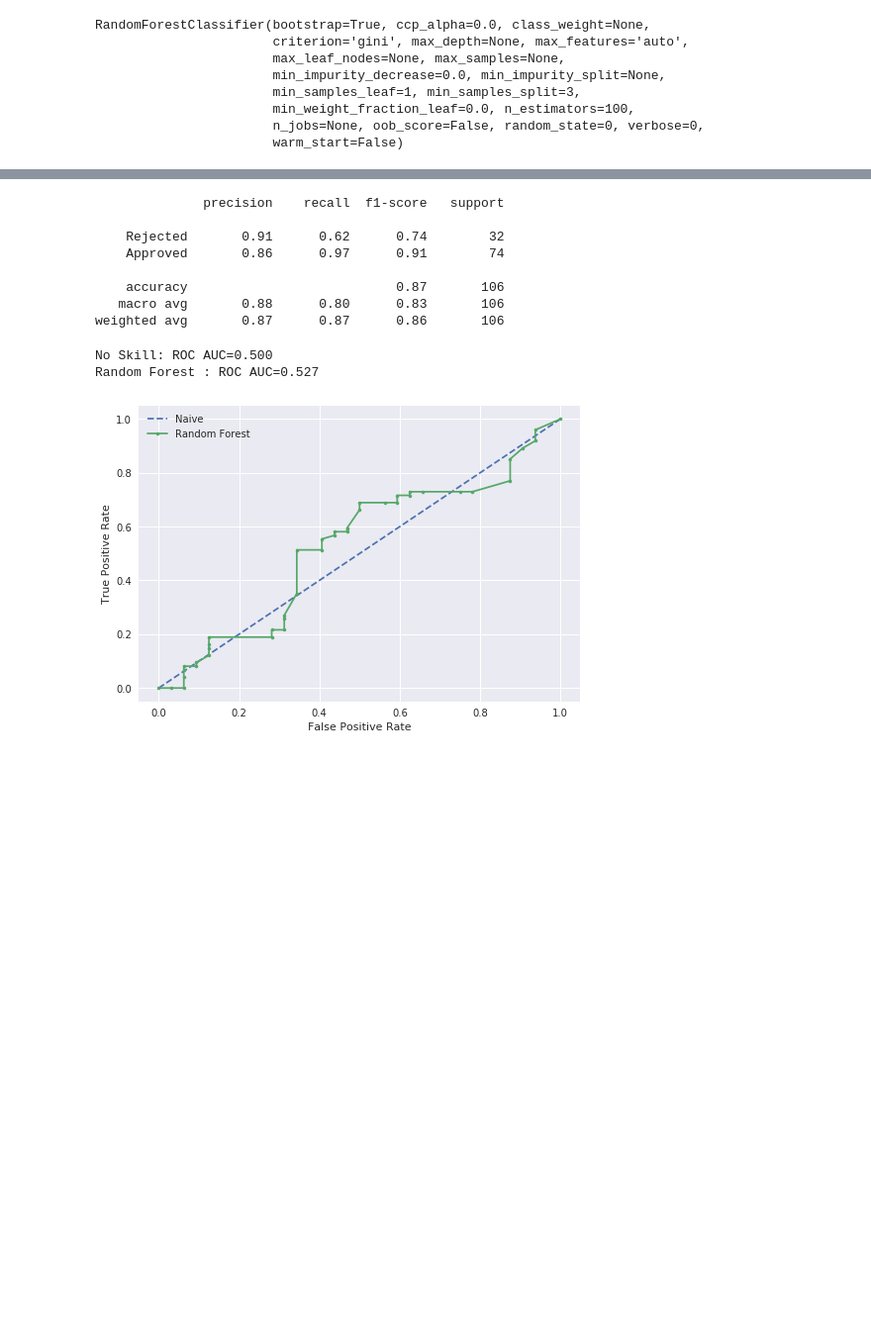
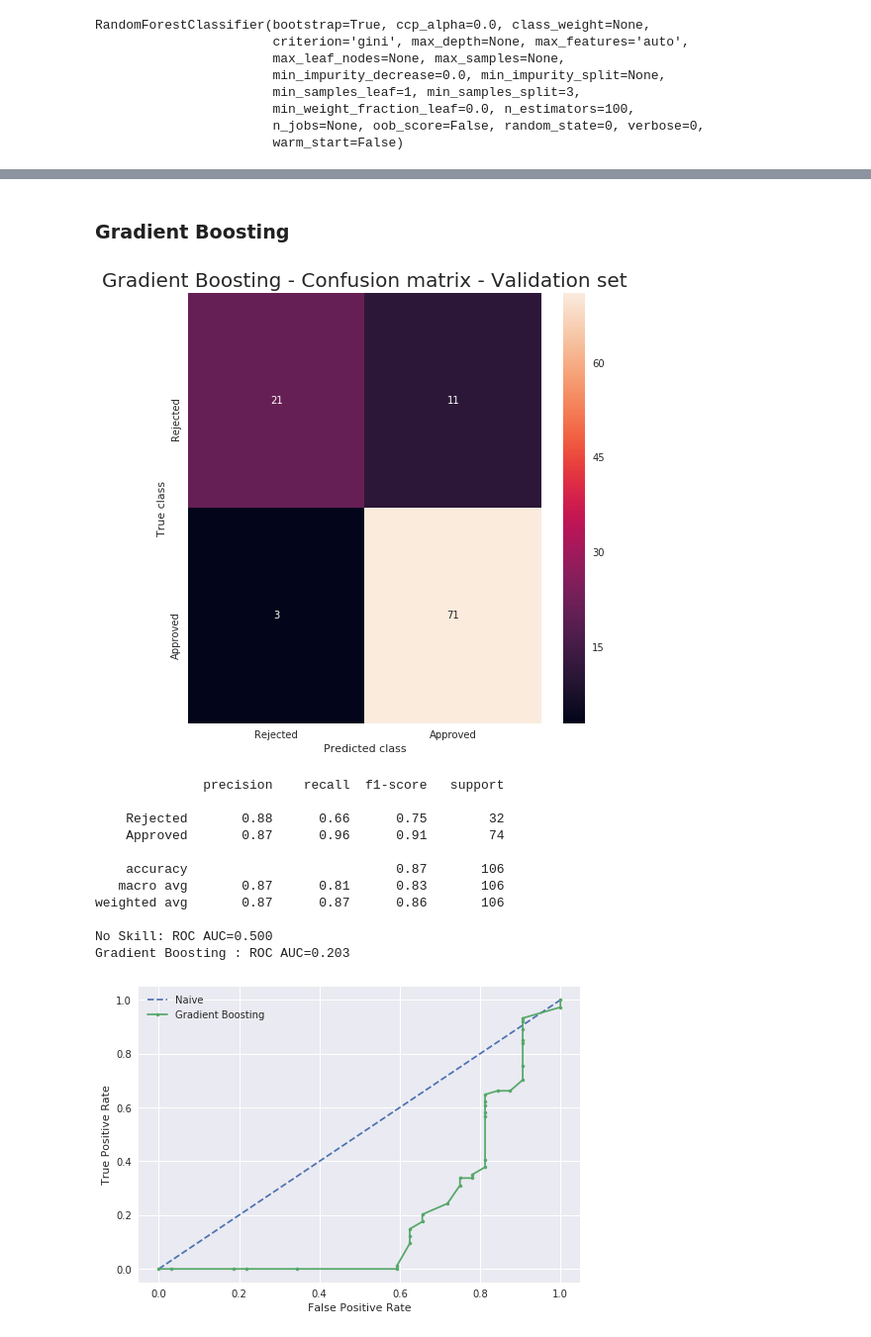
Before and after one commit to lucasthim/loan-prediction, a Jupyter notebook: 03_training_first_models.ipynb, the cells around one changed output, grey strips where cells are left out. Shown at 99% size. Drawn from its saved outputs; the diff is of its cells as text; code cells hidden in the pictures; blank space fills up the shorter version.

```diff
--- a/03_training_first_models.ipynb
+++ b/03_training_first_models.ipynb
@@ -211,18 +180,27 @@ tn, fp, fn, tp = plot_confusion_matrix(df_result,title = 'Random Forest')
-# %%
-show_performance(df_result)
-# %% [output]
-              precision    recall  f1-score   support
-
-    Rejected       0.91      0.62      0.74        32
-    Approved       0.86      0.97      0.91        74
-
-    accuracy                           0.87       106
-   macro avg       0.88      0.80      0.83       106
-weighted avg       0.87      0.87      0.86       106
-# %%
-plot_ROC(model = rfc,model_name = 'Random Forest',X_test = X_validation, y_test = y_validation)
-# %% [output]
-No Skill: ROC AUC=0.500
-Random Forest : ROC AUC=0.527
-[figure, removed]
+# %% [markdown]
+### Gradient Boosting
+# %%
+gboost = GradientBoostingClassifier(
+            n_estimators = 50,
+            random_state = 0)
+gboost.fit(X_train_norm.values,y_train.values.ravel())
+df_result = model_utils.predict(gboost,X_validation_norm,y_validation)
+# %%
+tn, fp, fn, tp = metrics_utils.plot_confusion_matrix(df_result,title = 'Gradient Boosting')
+metrics_utils.show_performance(df_result)
+metrics_utils.plot_ROC(model = gboost,model_name = 'Gradient Boosting',X_test = X_validation, y_test = y_validation)
+# %% [output]
+[figure, added]
+              precision    recall  f1-score   support
+
+    Rejected       0.88      0.66      0.75        32
+    Approved       0.87      0.96      0.91        74
+
+    accuracy                           0.87       106
+   macro avg       0.87      0.81      0.83       106
+weighted avg       0.87      0.87      0.86       106
+
+No Skill: ROC AUC=0.500
+Gradient Boosting : ROC AUC=0.203
+[figure, added]
 # %%
```
Also changed, not shown: parts of 15 cells of this notebook, 8 other files.
